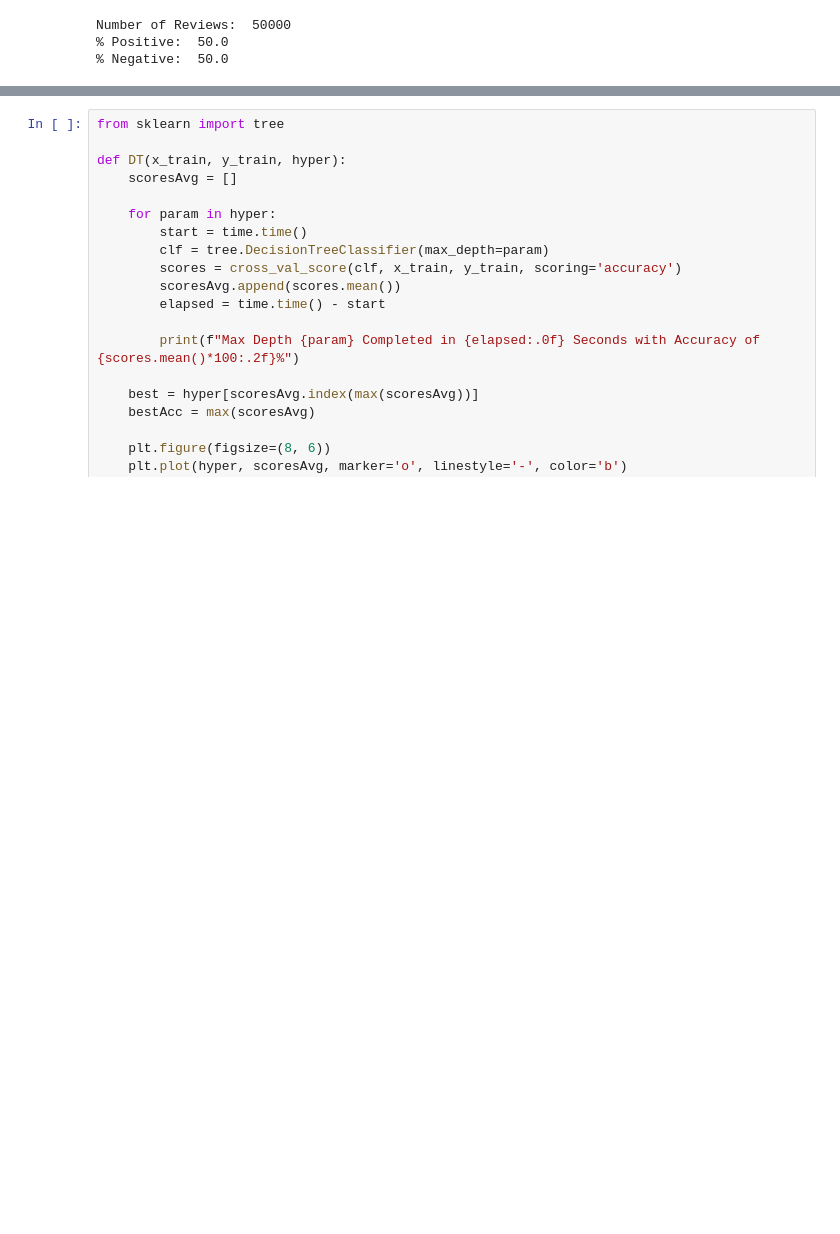
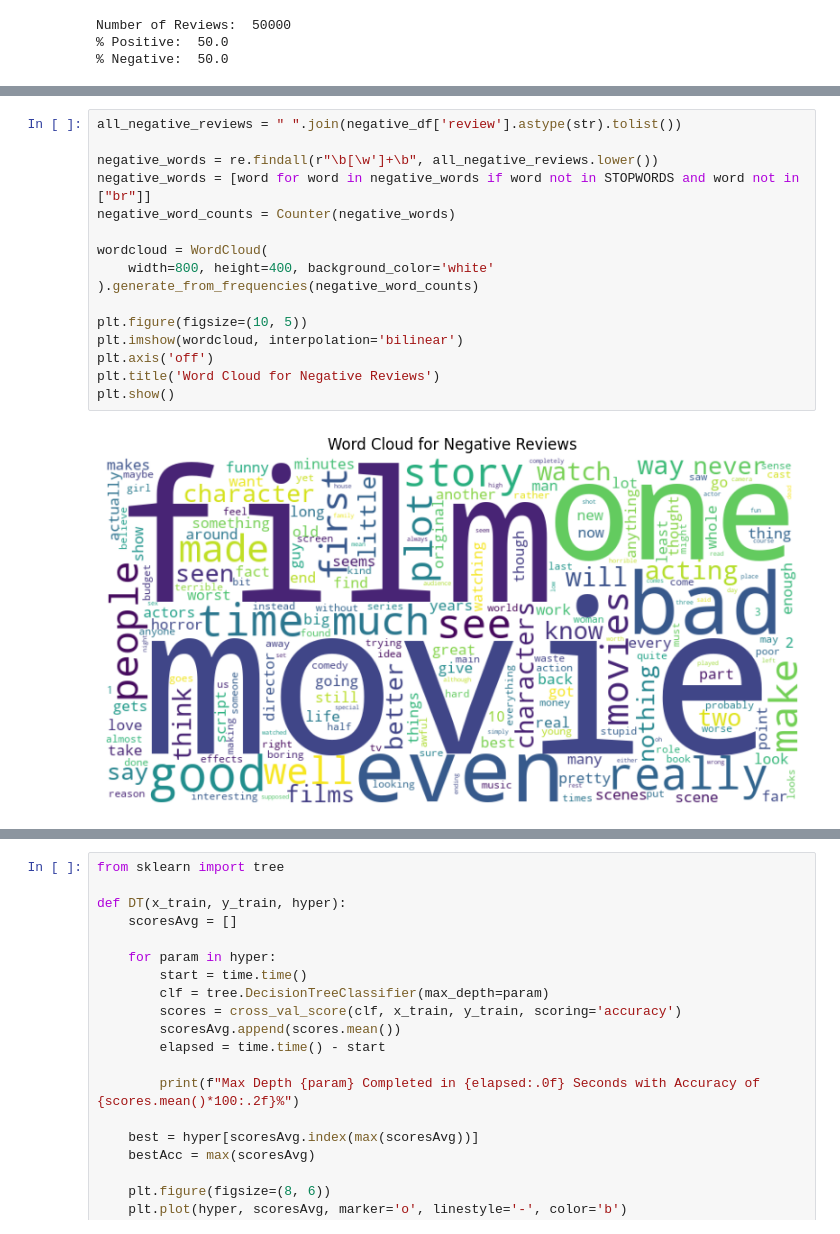
Before and after one commit to BoyceWhite/Data-Analysis-Project, a Jupyter notebook: main.ipynb, the cells around one changed output, grey strips where cells are left out. Cells and saved outputs as stored; diff of their text form; blank space fills up the shorter version.

```diff
--- a/main.ipynb
+++ b/main.ipynb
@@ -69,0 +115,18 @@ Number of Reviews:  50000
+# %%
+all_negative_reviews = " ".join(negative_df['review'].astype(str).tolist())
+
+negative_words = re.findall(r"\b[\w']+\b", all_negative_reviews.lower())
+negative_words = [word for word in negative_words if word not in STOPWORDS and word not in ["br"]]
+negative_word_counts = Counter(negative_words)
+
+wordcloud = WordCloud(
+    width=800, height=400, background_color='white'
+).generate_from_frequencies(negative_word_counts)
+
+plt.figure(figsize=(10, 5))
+plt.imshow(wordcloud, interpolation='bilinear')
+plt.axis('off')
+plt.title('Word Cloud for Negative Reviews')
+plt.show()
+# %% [output]
+[figure, added]
```
Also changed, not shown: parts of 13 cells of this notebook.
